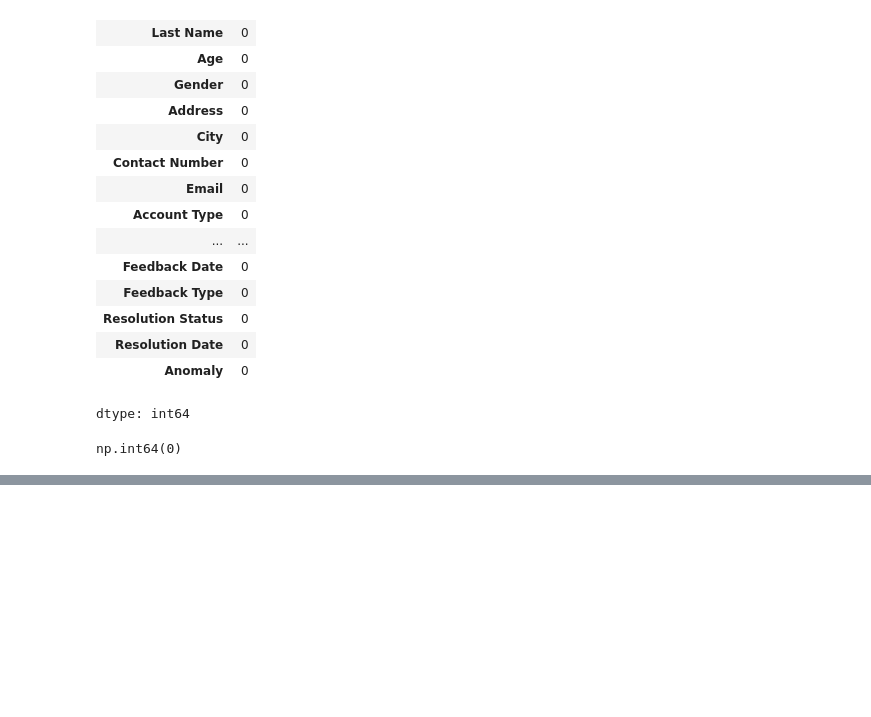
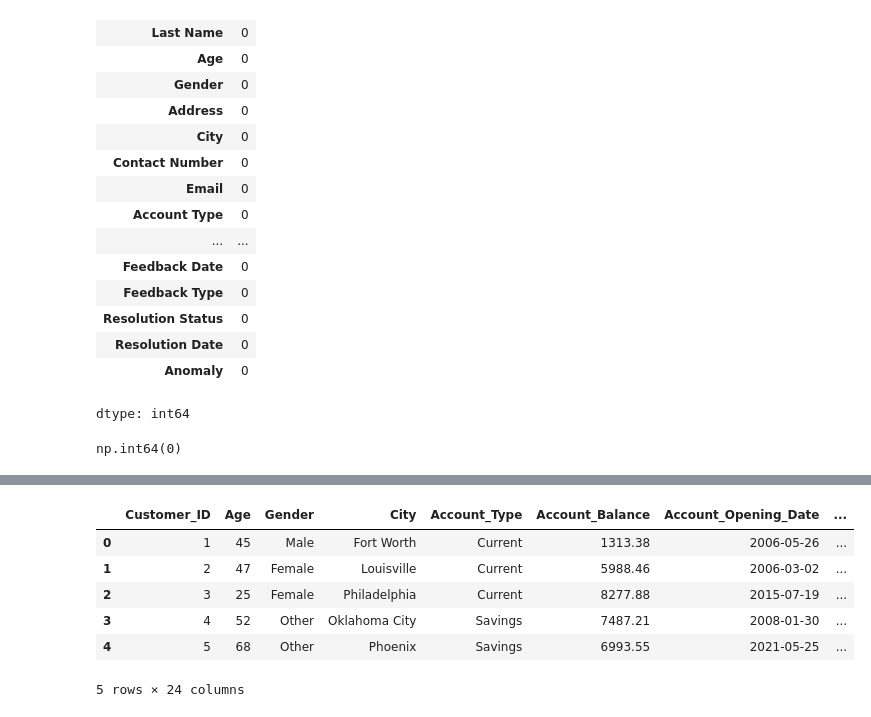
Before and after one commit to madhubalaselvaraj25-cell/Customer-Banking-Financial-Analytics-Using-Python-and-Power-BI, a Jupyter notebook: Customer_Banking_and_Financial_Analytics.ipynb, the cells around one changed output, grey strips where cells are left out. Drawn from its saved outputs; the diff is of its cells as text; code cells hidden in the pictures; blank space fills up the shorter version.

```diff
--- a/Customer_Banking_and_Financial_Analytics.ipynb
+++ b/Customer_Banking_and_Financial_Analytics.ipynb
@@ -303,0 +600,16 @@ np.int64(0)
+# %%
+# Extract transaction year
+
+df_clean['Transaction_Year'] = df_clean['Transaction_Date'].dt.year
+# %%
+# Extract transaction month
+
+df_clean['Transaction_Month'] = df_clean['Transaction_Date'].dt.month
+# %%
+# Extract transaction month name
+
+df_clean['Transaction_Month_Name'] = df_clean['Transaction_Date'].dt.month_name()
+# %%
+# Extract account opening year
+
+df_clean["Account_Opening_Year"] = df_clean['Account_Opening_Date'].dt.year
@@ -303,0 +674,12 @@ np.int64(0)
+# %%
+# Display final dataset
+
+df_clean.head()
+# %% [output]
+|  | Customer_ID | Age | Gender | City | Account_Type | Account_Balance | Account_Opening_Date | ... |
+| 0 | 1 | 45 | Male | Fort Worth | Current | 1313.38 | 2006-05-26 | ... |
+| 1 | 2 | 47 | Female | Louisville | Current | 5988.46 | 2006-03-02 | ... |
+| 2 | 3 | 25 | Female | Philadelphia | Current | 8277.88 | 2015-07-19 | ... |
+| 3 | 4 | 52 | Other | Oklahoma City | Savings | 7487.21 | 2008-01-30 | ... |
+| 4 | 5 | 68 | Other | Phoenix | Savings | 6993.55 | 2021-05-25 | ... |
+5 rows × 24 columns
```
Also changed, not shown: parts of 42 cells of this notebook.
